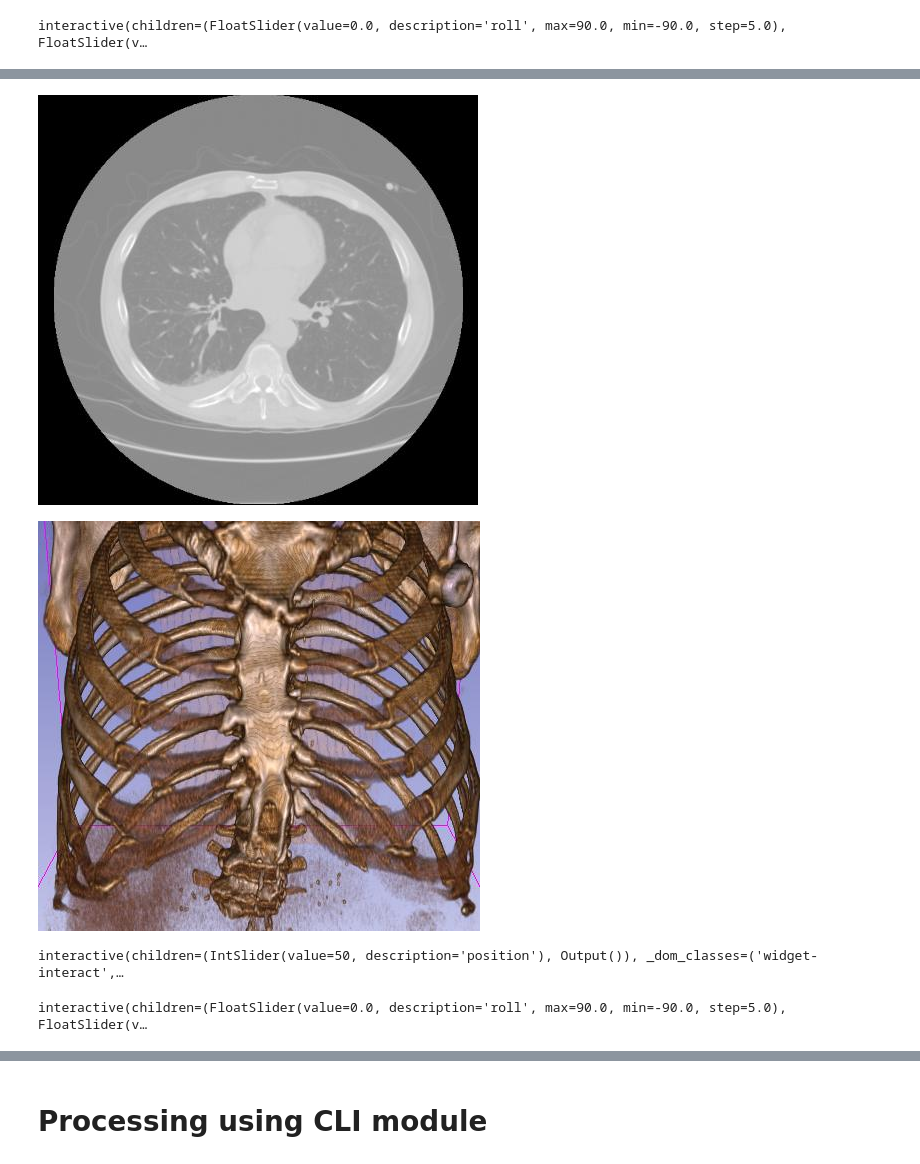
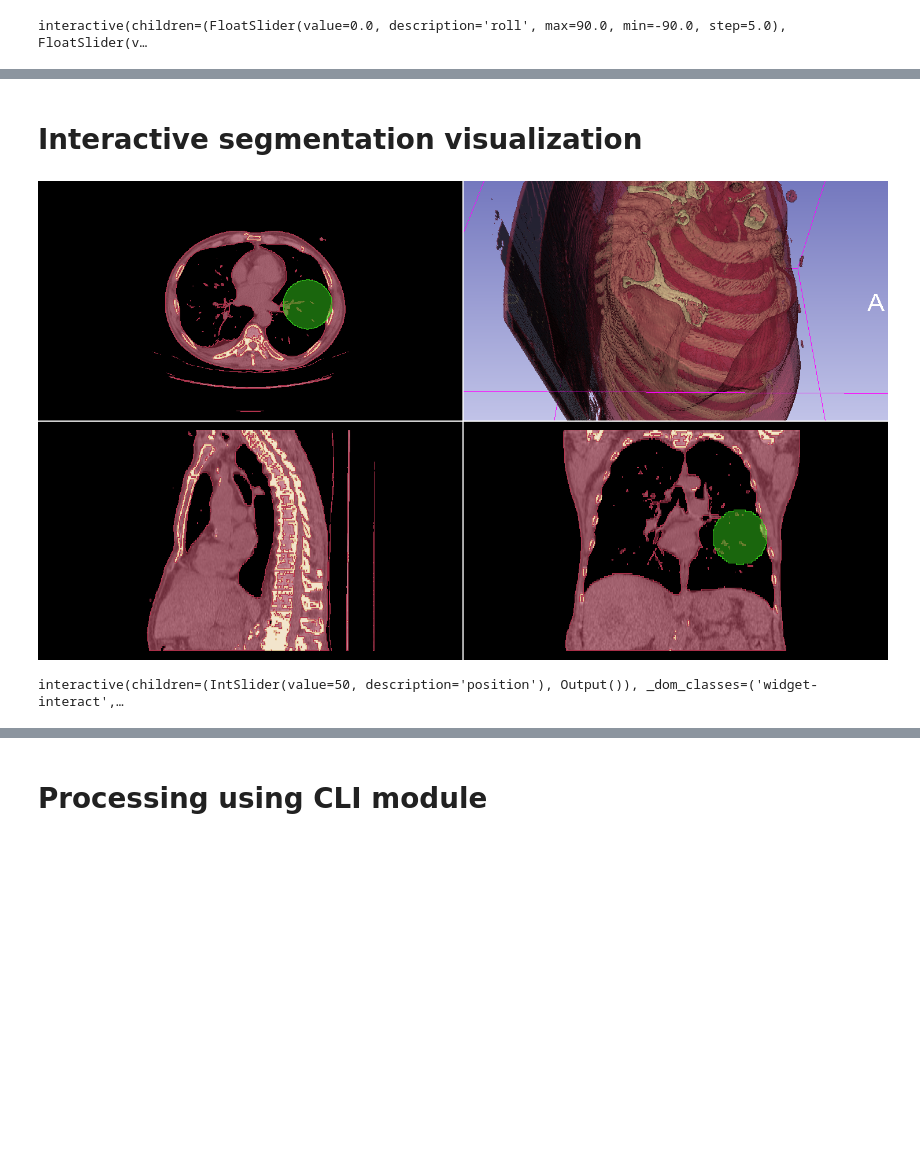
Before and after one commit to Slicer/SlicerNotebooks, a Jupyter notebook: 03_Interactive_Widgets.ipynb, the cells around one changed output, grey strips where cells are left out. Saved outputs shown, nothing was run; the diff lists cells and outputs as text; code cells hidden in the pictures; blank space fills up the shorter version.

```diff
--- a/03_Interactive_Widgets.ipynb
+++ b/03_Interactive_Widgets.ipynb
@@ -117,13 +59,56 @@ IntProgress(value=0)
-# %%
-# Slicer view
-slicer.nb.displaySliceView('Red')
-# %% [output]
-[figure, removed]
-# %%
-# 3D view
-slicer.nb.display3DView()
-# %% [output]
-[figure, removed]
+# %% [markdown]
+# Interactive segmentation visualization
+# %%
+# Create segmentation using thresholding
+slicer.util.selectModule("SegmentEditor")
+segmentEditorWidget = slicer.modules.segmenteditor.widgetRepresentation().self().editor
+segmentEditorNode = segmentEditorWidget.mrmlSegmentEditorNode()
+
+segmentationNode=slicer.mrmlScene.GetFirstNodeByClass("vtkMRMLSegmentationNode")
+if not segmentationNode:
+    segmentationNode = slicer.mrmlScene.AddNewNodeByClass("vtkMRMLSegmentationNode")
+segmentEditorWidget.setSegmentationNode(segmentationNode)
+segmentEditorWidget.setMasterVolumeNode(volume)
+segmentationNode.GetSegmentation().RemoveAllSegments()
+
+# Add bone segment
+segmentID = segmentationNode.GetSegmentation().AddEmptySegment("bone")
+segmentationNode.GetSegmentation().GetSegment(segmentID).SetColor(0.9, 0.8, 0.6)
+segmentEditorNode.SetSelectedSegmentID(segmentID)
+segmentEditorWidget.setActiveEffectByName("Threshold")
+effect = segmentEditorWidget.activeEffect()
+effect.setParameter("MinimumThreshold", 220)
+effect.setParameter("MaximumThreshold", 2000)
+effect.self().onApply()
+
+# Add body segment
+segmentID = segmentationNode.GetSegmentation().AddEmptySegment("body")
+segmentEditorNode.SetSelectedSegmentID(segmentID)
+segmentationNode.GetSegmentation().GetSegment(segmentID).SetColor(0.7, 0.2, 0.3)
+segmentEditorWidget.setActiveEffectByName("Threshold")
+effect = segmentEditorWidget.activeEffect()
+effect.setParameter("MinimumThreshold", -500)
+effect.setParameter("MaximumThreshold", 220)
+effect.self().onApply()
+
+# Add a sphere-shaped segment
+sphereSource = vtk.vtkSphereSource()
+sphereSource.SetCenter(-100, -30, -170)
+sphereSource.SetRadius(45)
+sphereSource.SetThetaResolution(20)
+sphereSource.Update()
+segmentationNode.AddSegmentFromClosedSurfaceRepresentation(sphereSource.GetOutput(), "sphere", [0.2,0.8,0.1])
+
+# Show results
+slicer.modules.volumerendering.logic().GetFirstVolumeRenderingDisplayNode(volume).VisibilityOff() # hide volume rendering
+segmentationNode.GetSegmentation().SetConversionParameter('Smoothing factor','0.0') # disable 3D smoothing
+segmentationNode.CreateClosedSurfaceRepresentation() # show segmentation in 3D
+segmentationNode.GetDisplayNode().SetOpacity3D(0.5)
+volume.GetDisplayNode().AutoWindowLevelOff()
+volume.GetDisplayNode().SetWindowLevel(420,30)
+slicer.nb.displayViews()
+# %% [output]
+[figure, added]
 # %%
 # Interactive slice view
 from ipywidgets import interact
@@ -132,12 +117,3 @@ def update(position=50):
     return slicer.nb.displaySliceView('Red', positionPercent=position)
 # %% [output]
 interactive(children=(IntSlider(value=50, description='position'), Output()), _dom_classes=('widget-interact',…
-# %%
-# Interactive 3D view
-from ipywidgets import interact
-
-@interact(roll=(-90.0,90.0,5), pitch=(-90.0,90.0,5), yaw=(-180.0,180.0,5))
-def update(roll=0, pitch=0, yaw=0):
-    return slicer.nb.display3DView(0, orientation=[roll, pitch, yaw])
-# %% [output]
-interactive(children=(FloatSlider(value=0.0, description='roll', max=90.0, min=-90.0, step=5.0), FloatSlider(v…
```
Also changed, not shown: parts of 28 cells of this notebook.
